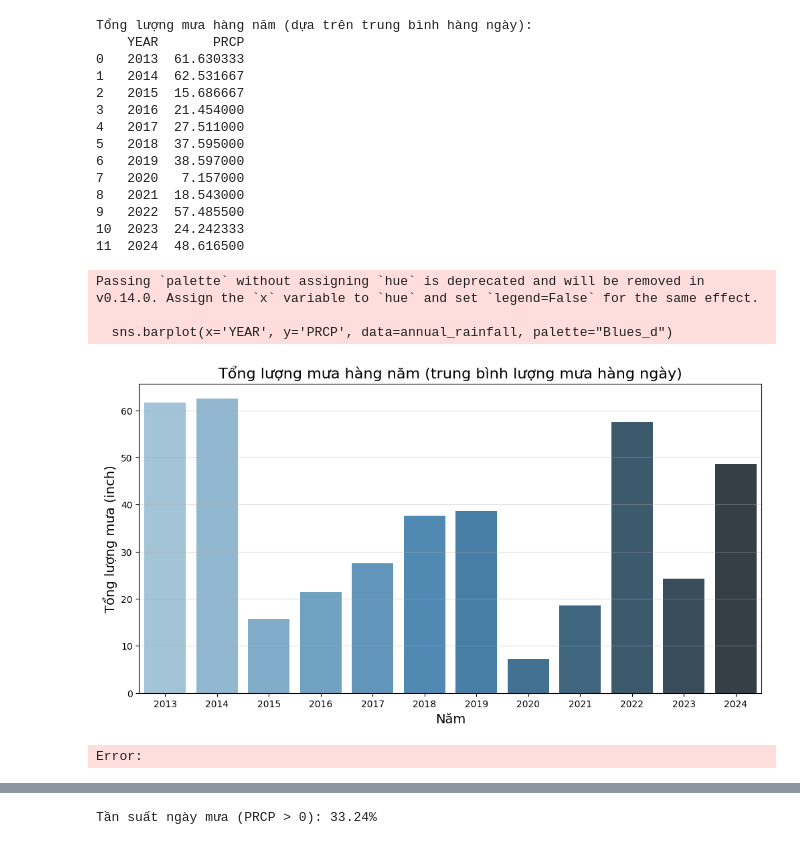
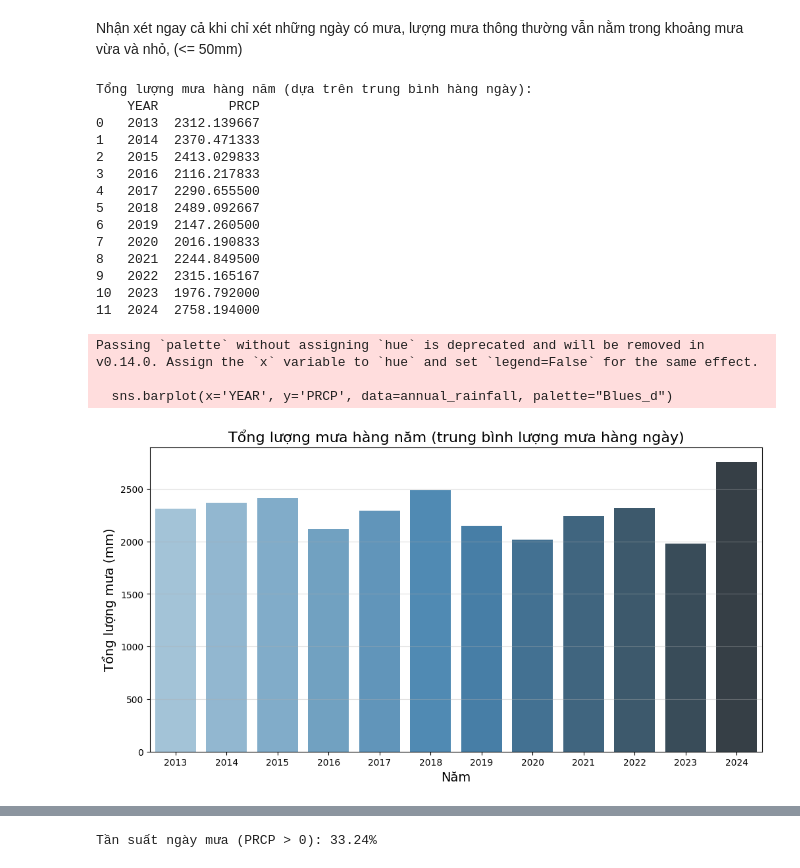
Before and after one commit to huyvanzzz/Data-Processing-Programming, a Jupyter notebook: precipitation.ipynb, the cells around one changed output, grey strips where cells are left out. Drawn from its saved outputs; the diff is of its cells as text; code cells hidden in the pictures.

```diff
--- a/precipitation.ipynb
+++ b/precipitation.ipynb
@@ -40,12 +34,8 @@ plt.show()
 # %%
-# Chuyển cột DATE thành định dạng datetime nếu chưa
+# Lọc những ngày có mưa
+
 df['DATE'] = pd.to_datetime(df['DATE'])
-
-# Nhóm dữ liệu theo DATE và tính tổng lượng mưa trong ngày (hoặc trung bình nếu muốn)
-daily_rainfall = df.groupby('DATE')['PRCP'].sum().reset_index()
-
-# Lọc những ngày có mưa (tổng lượng mưa > 0)
-rainy_days = daily_rainfall[daily_rainfall['PRCP'] > 0]
+rainy_days = df[df['PRCP'] > 0]
 
 # Kiểm tra thống kê cơ bản sau khi nhóm
 print("Thống kê lượng mưa tổng cộng cho các ngày có mưa:")
@@ -55,11 +45,17 @@ print(rainy_days['PRCP'].describe())
 # Lập biểu đồ phân phối
 # ----------------------------------------
 plt.figure(figsize=(10, 6))
-sns.histplot(rainy_days['PRCP'], bins=30, kde=True, color='blue', alpha=0.7)
-plt.title("Phân phối lượng mưa (tính tổng lượng mưa các trạm, chỉ những ngày có mưa)", fontsize=16)
-plt.xlabel("Lượng mưa (inch)", fontsize=14)
+sns.histplot(
+    rainy_days['PRCP'],
+    bins=30,
+    kde=True,
+    color='blue',  # Màu cho biểu đồ cột
+)
+plt.title("Phân phối lượng mưa trung bình (các ngày có mưa)", fontsize=16)
+plt.xlabel("Lượng mưa (mm)", fontsize=14)
 plt.ylabel("Tần suất", fontsize=14)
 plt.grid(alpha=0.4)
+plt.tight_layout()
 plt.show()
 # %% [output]
 Thống kê lượng mưa tổng cộng cho các ngày có mưa:
@@ -76,50 +72,42 @@ Name: PRCP, dtype: float64
+# %% [markdown]
+Nhận xét ngay cả khi chỉ xét những ngày có mưa, lượng mưa thông thường vẫn nằm trong khoảng mưa vừa và nhỏ, (<= 50mm)
 # %%
-# Chuyển cột DATE thành datetime nếu chưa
-df['DATE'] = pd.to_datetime(df['DATE'])
-
-# Tạo cột YEAR từ DATE
-df['YEAR'] = df['DATE'].dt.year
-
 # Nhóm dữ liệu theo ngày và tính trung bình lượng mưa từ các trạm
-daily_avg_rainfall = df.groupby('DATE')['PRCP'].mean().reset_index()
-
-# Thêm cột YEAR vào dữ liệu trung bình hàng ngày
-daily_avg_rainfall['YEAR'] = daily_avg_rainfall['DATE'].dt.year
+daily_avg_rainfall = rainy_days.groupby(['DATE', 'MONTH', 'YEAR', 'SEASON'])['PRCP'].mean().reset_index()
 
 # Tính tổng lượng mưa hàng năm
 annual_rainfall = daily_avg_rainfall.groupby('YEAR')['PRCP'].sum().reset_index()
 
 # Hiển thị kết quả
 print("Tổng lượng mưa hàng năm (dựa trên trung bình hàng ngày):")
 print(annual_rainfall)
 
 # ----------------------------------------
 # Trực quan hóa tổng lượng mưa hàng năm
 # ----------------------------------------
 plt.figure(figsize=(12, 6))
 sns.barplot(x='YEAR', y='PRCP', data=annual_rainfall, palette="Blues_d")
 plt.title("Tổng lượng mưa hàng năm (trung bình lượng mưa hàng ngày)", fontsize=16)
 plt.xlabel("Năm", fontsize=14)
-plt.ylabel("Tổng lượng mưa (inch)", fontsize=14)
+plt.ylabel("Tổng lượng mưa (mm)", fontsize=14)
 plt.grid(axis='y', alpha=0.4)
 plt.show()
 # %% [output]
 Tổng lượng mưa hàng năm (dựa trên trung bình hàng ngày):
-    YEAR       PRCP
-0   2013  61.630333
-1   2014  62.531667
-2   2015  15.686667
-3   2016  21.454000
-4   2017  27.511000
-5   2018  37.595000
-6   2019  38.597000
-7   2020   7.157000
-8   2021  18.543000
-9   2022  57.485500
-10  2023  24.242333
-11  2024  48.616500
+    YEAR         PRCP
+0   2013  2312.139667
+1   2014  2370.471333
+2   2015  2413.029833
+3   2016  2116.217833
+4   2017  2290.655500
+5   2018  2489.092667
+6   2019  2147.260500
+7   2020  2016.190833
+8   2021  2244.849500
+9   2022  2315.165167
+10  2023  1976.792000
+11  2024  2758.194000
 Passing `palette` without assigning `hue` is deprecated and will be removed in v0.14.0. Assign the `x` variable to `hue` and set `legend=False` for the same effect.
 
   sns.barplot(x='YEAR', y='PRCP', data=annual_rainfall, palette="Blues_d")
-[figure, old version]
+[figure, new version]
-Error:
```
Also changed, not shown: parts of 12 cells of this notebook, 4 other files.
